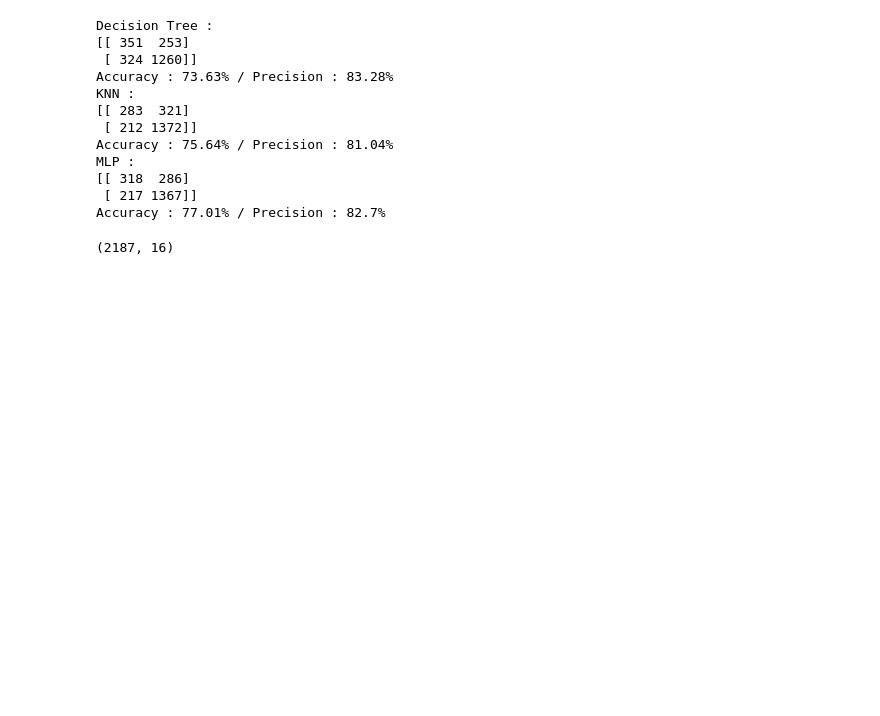
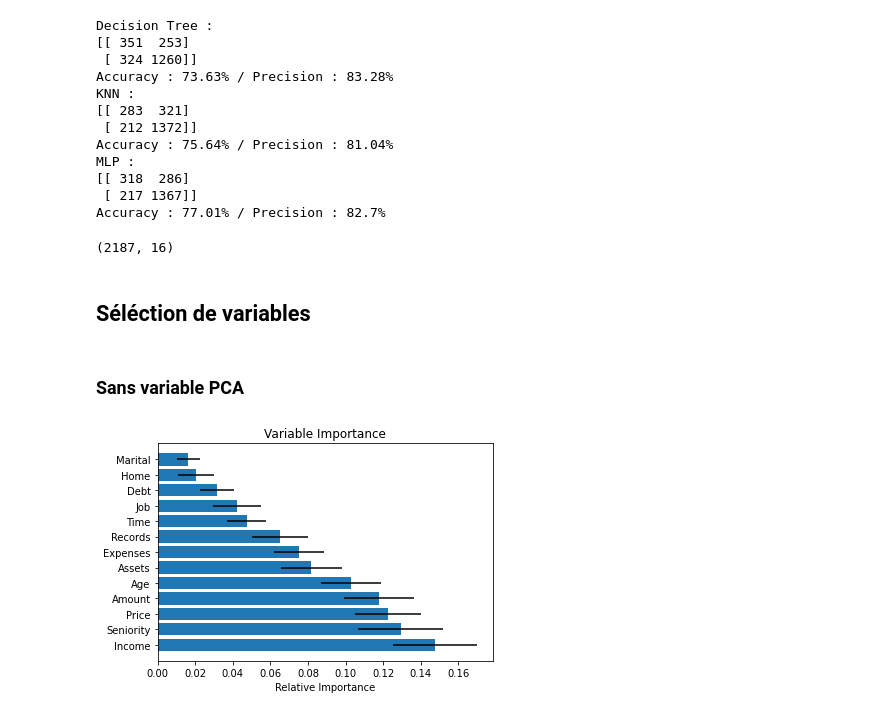
Before and after one commit to Kcrach/TP_AS, a Jupyter notebook: TP-AS/TP_AS_GUILLOTIN_ALCARAZ.ipynb, the cells around one changed output. Cells and saved outputs as stored; diff of their text form; code cells hidden in the pictures; blank space fills up the shorter version.

```diff
--- a/TP-AS/TP_AS_GUILLOTIN_ALCARAZ.ipynb
+++ b/TP-AS/TP_AS_GUILLOTIN_ALCARAZ.ipynb
@@ -148,3 +149,24 @@ Accuracy : 77.01% / Precision : 82.7%
 XTrainPCA.shape
 # %% [output]
 (2187, 16)
+# %% [markdown]
+## Séléction de variables
+# %% [markdown]
+### Sans variable PCA
+# %%
+features = credit.columns[:13]
+
+from sklearn.ensemble import RandomForestClassifier
+clf = RandomForestClassifier(n_estimators=500)
+clf.fit(XTrainNorm, YTrain)
+importances=clf.feature_importances_
+std = np.std([tree.feature_importances_ for tree in clf.estimators_],axis=0)
+sorted_idx = np.argsort(importances)[::-1]
+padding = np.arange(XTrainNorm.size/len(XTrainNorm)) + 0.5
+plt.barh(padding, importances[sorted_idx],xerr=std[sorted_idx], align='center')
+plt.yticks(padding, features[sorted_idx])
+plt.xlabel("Relative Importance")
+plt.title("Variable Importance")
+plt.show()
+# %% [output]
+[figure, added]
```
Also changed, not shown: parts of 50 cells of this notebook, 2 other files.
